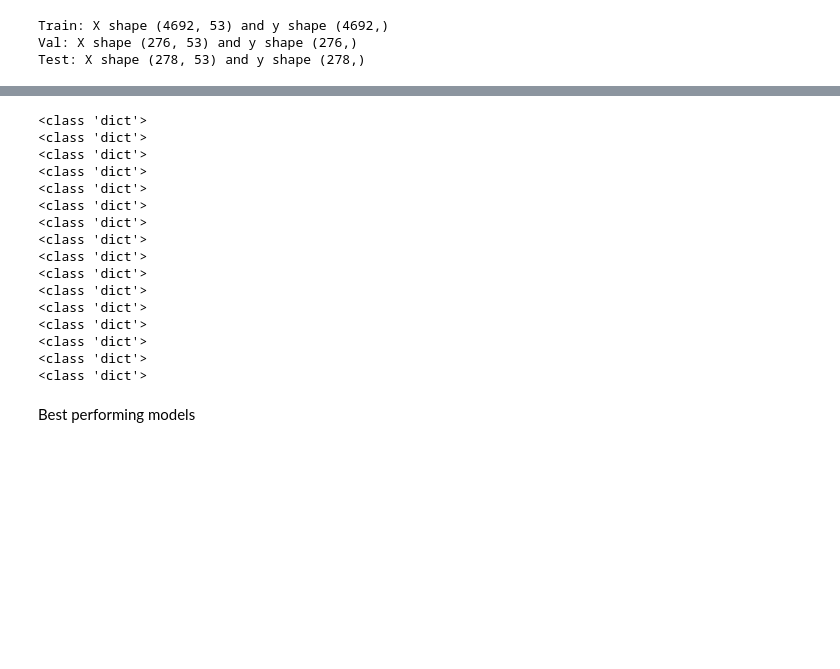
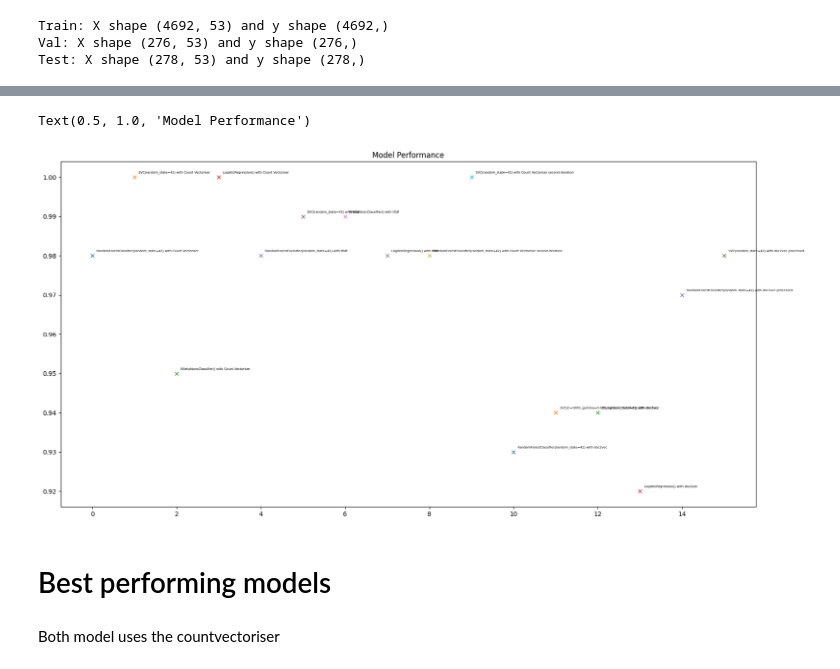
Before and after one commit to ChngYuanLongRandy/SpamOrHam, a Jupyter notebook: eda-redo.ipynb, the cells around one changed output, grey strips where cells are left out. Saved outputs shown, nothing was run; the diff lists cells and outputs as text; code cells hidden in the pictures; blank space fills up the shorter version.

```diff
--- a/eda-redo.ipynb
+++ b/eda-redo.ipynb
@@ -1527,4 +1520,0 @@ weighted avg       0.99      0.99      0.99       276
-# %%
-for model, value in model_results.items():
-    print(model)
-    print(value)
@@ -1549,24 +1521,16 @@ SVC(random_state=42) with doc2vec processed
 # %%
 import matplotlib.pyplot as plt
-# %%
-for model, value in model_results.items():
-    print(type(value))
-# %% [output]
-<class 'dict'>
-<class 'dict'>
-<class 'dict'>
-<class 'dict'>
-<class 'dict'>
-<class 'dict'>
-<class 'dict'>
-<class 'dict'>
-<class 'dict'>
-<class 'dict'>
-<class 'dict'>
-<class 'dict'>
-<class 'dict'>
-<class 'dict'>
-<class 'dict'>
-<class 'dict'>
+# %%
+plt.figure(figsize=((20,10)))
+for idx, model in enumerate(model_results.keys()):
+    plt.plot(idx,round(float(model_results[model]['accuracy']),2), marker = "x")
+    plt.text(idx+0.1,round(float(model_results[model]['accuracy']),2)+0.001, model, fontsize = 5)
+
+plt.title("Model Performance")
+# %% [output]
+Text(0.5, 1.0, 'Model Performance')
+[figure, added]
 # %% [markdown]
-Best performing models
+# Best performing models
+# %% [markdown]
+Both model uses the countvectoriser
```
Also changed, not shown: parts of 39 cells of this notebook, 11 other files.
